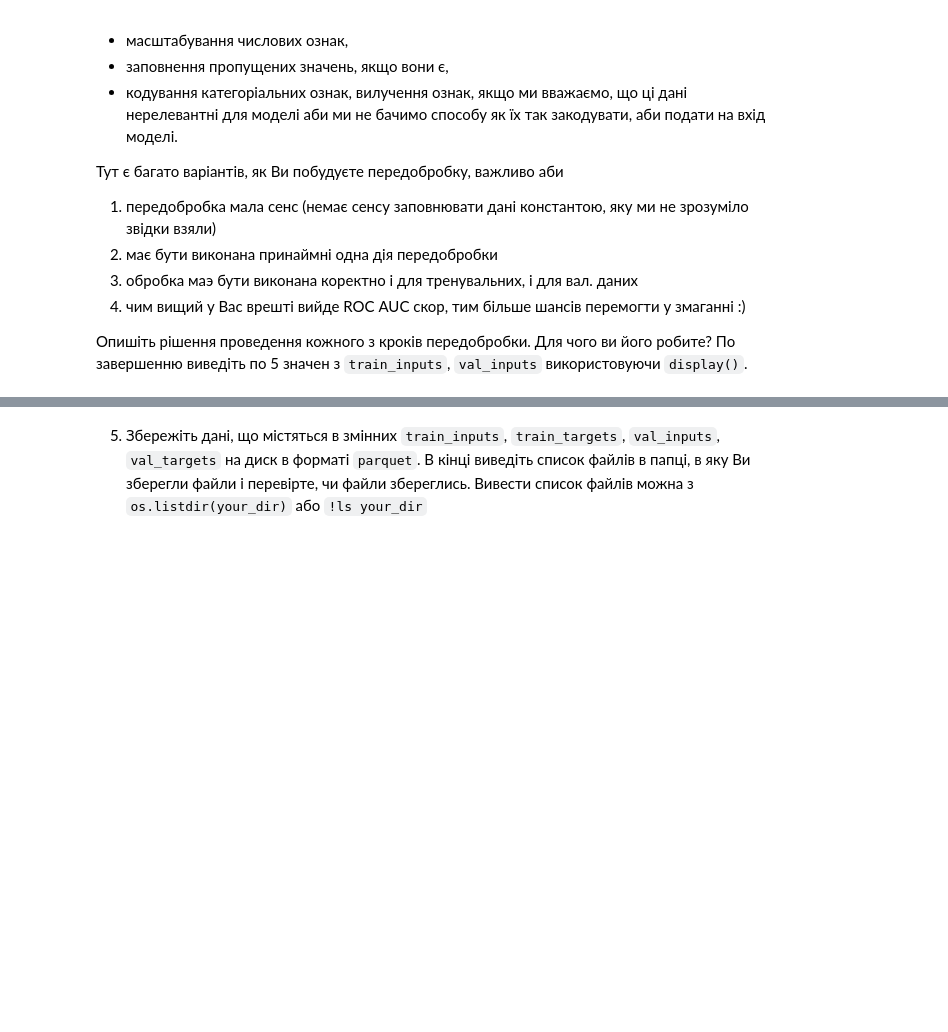
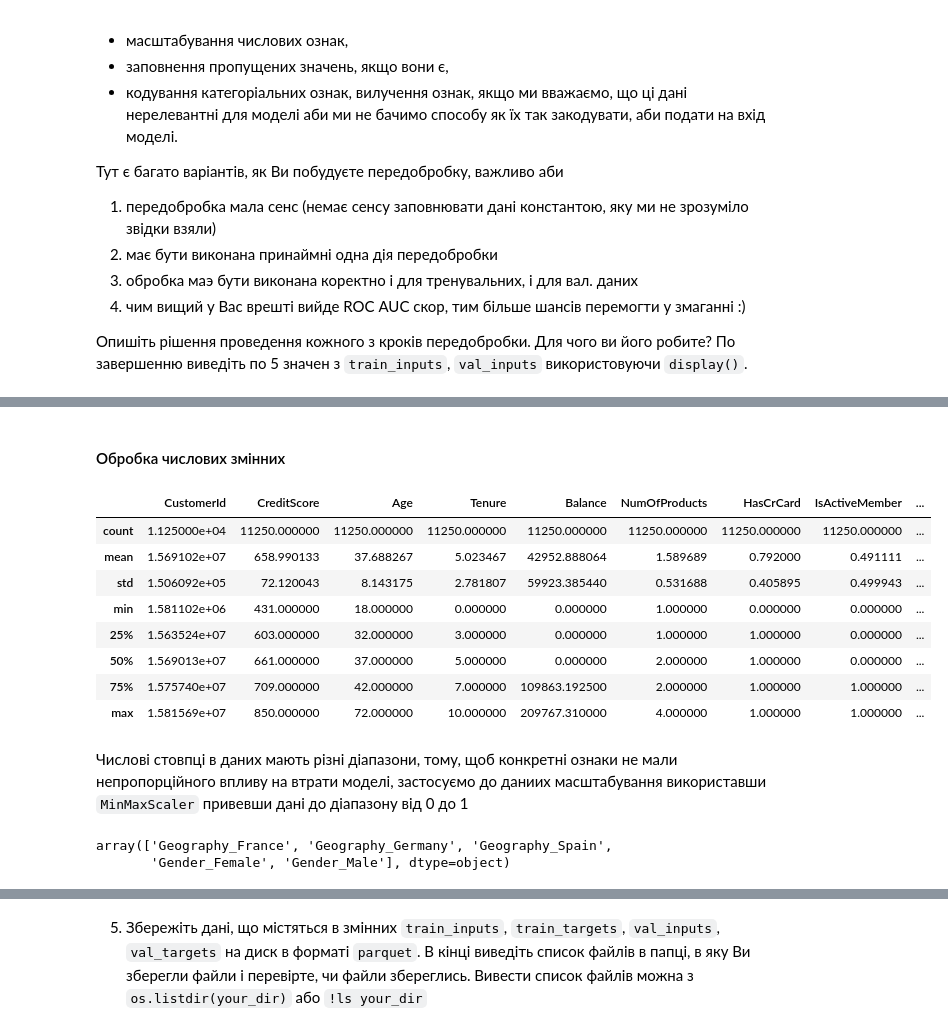
Before and after one commit to YelizavetaP/ml_tasks, a Jupyter notebook: hometasks/2_supervised_learning/2_2_logistic_regression/HW_2_7_Логістична_регресія_з_scikit_learn.ipynb, the cells around one changed output, grey strips where cells are left out. Cells and saved outputs as stored; diff of their text form; code cells hidden in the pictures; blank space fills up the shorter version.

```diff
--- a/hometasks/2_supervised_learning/2_2_logistic_regression/HW_2_7_Логістична_регресія_з_scikit_learn.ipynb
+++ b/hometasks/2_supervised_learning/2_2_logistic_regression/HW_2_7_Логістична_регресія_з_scikit_learn.ipynb
@@ -14,0 +48,3 @@
+# %%
+train_df, val_df = train_test_split(train_val_df, test_size=0.25, random_state=42, stratify=train_val_df['Exited'])
+# train_df, val_df = train_test_split(train_val_df, test_size=0.25, random_state=42)
@@ -15,2 +65,5 @@
 # %% [markdown]
 2. Визначіть назви колонок, які сформують вхідні незалежні дані, в змінній `input_cols` та назву колонки , яка є цільовою, в змінній `target_col`. Використовуючи `input_cols` та `target_col` створіть набори даних `train_inputs`, `train_targets`, `val_inputs`, `val_targets` - де `inputs` - вхідні дані (датафрейм), `targets` - дані цільової колонки відповідного піднабору.
+# %%
+input_cols = train_df.columns[1:-1].tolist()
+target_col = train_df.columns[-1]
@@ -16,0 +86,5 @@
+# %%
+train_inputs = train_df[input_cols]
+train_targets = train_df[target_col]
+val_inputs = val_df[input_cols]
+val_targets = val_df[target_col]
@@ -17,2 +109,5 @@
 # %% [markdown]
 3. Визначіть з допомогою `pandas.DataFrame.select_dtypes` назви колонок, які є числовими і категоріальними. Запишіть результати в `numeric_cols` та `categorical_cols` відповідно.
+# %%
+numeric_cols = train_inputs.select_dtypes(exclude='object').columns.tolist()
+categorical_cols = train_inputs.select_dtypes(include='object').columns.tolist()
@@ -31,0 +260,16 @@
+# %% [markdown]
+#### Обробка числових змінних
+# %%
+train_df[numeric_cols].describe()
+# %% [output]
+|  | CustomerId | CreditScore | Age | Tenure | Balance | NumOfProducts | HasCrCard | IsActiveMember | ... |
+| count | 1.125000e+04 | 11250.000000 | 11250.000000 | 11250.000000 | 11250.000000 | 11250.000000 | 11250.000000 | 11250.000000 | ... |
+| mean | 1.569102e+07 | 658.990133 | 37.688267 | 5.023467 | 42952.888064 | 1.589689 | 0.792000 | 0.491111 | ... |
+| std | 1.506092e+05 | 72.120043 | 8.143175 | 2.781807 | 59923.385440 | 0.531688 | 0.405895 | 0.499943 | ... |
+| min | 1.581102e+06 | 431.000000 | 18.000000 | 0.000000 | 0.000000 | 1.000000 | 0.000000 | 0.000000 | ... |
+| 25% | 1.563524e+07 | 603.000000 | 32.000000 | 3.000000 | 0.000000 | 1.000000 | 1.000000 | 0.000000 | ... |
+| 50% | 1.569013e+07 | 661.000000 | 37.000000 | 5.000000 | 0.000000 | 2.000000 | 1.000000 | 0.000000 | ... |
+| 75% | 1.575740e+07 | 709.000000 | 42.000000 | 7.000000 | 109863.192500 | 2.000000 | 1.000000 | 1.000000 | ... |
+| max | 1.581569e+07 | 850.000000 | 72.000000 | 10.000000 | 209767.310000 | 4.000000 | 1.000000 | 1.000000 | ... |
+# %% [markdown]
+Числові стовпці в даних мають різні діапазони, тому, щоб конкретні ознаки не мали непропорційного впливу на втрати моделі, застосуємо до даниих масштабування використавши `MinMaxScaler` привевши дані до діапазону від 0 до 1
@@ -31,0 +286,5 @@
+# %%
+encoded_cols
+# %% [output]
+array(['Geography_France', 'Geography_Germany', 'Geography_Spain',
+       'Gender_Female', 'Gender_Male'], dtype=object)
```
Also changed, not shown: parts of 78 cells of this notebook, 3 other files.
